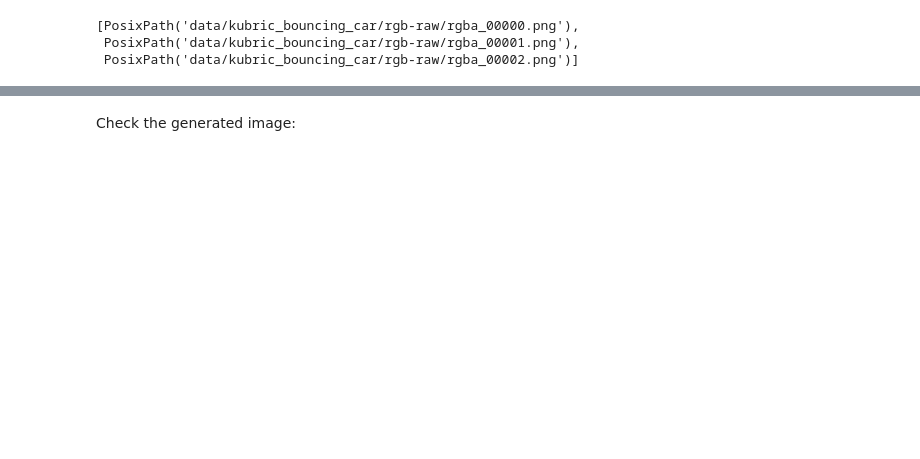
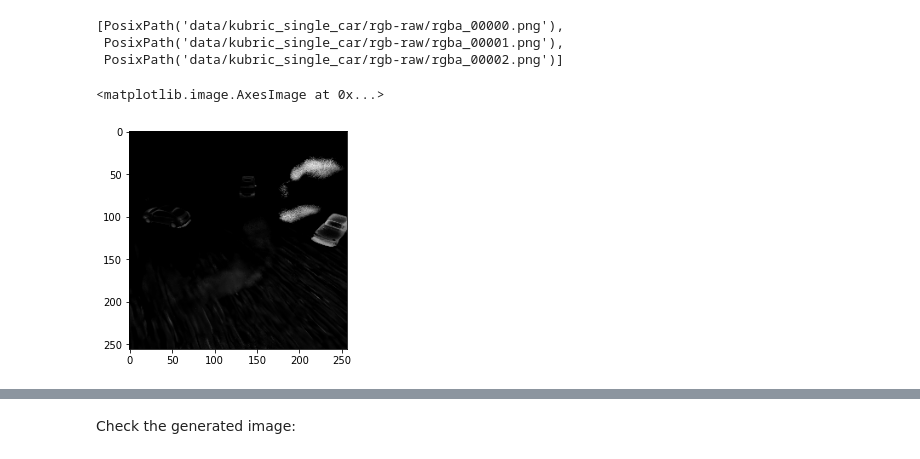
Before and after one commit to ChikaYan/hypernerf, a Jupyter notebook: kubric_meta_parser.ipynb, the cells around one changed output, grey strips where cells are left out. Drawn from its saved outputs; the diff is of its cells as text; code cells hidden in the pictures; blank space fills up the shorter version.

```diff
--- a/kubric_meta_parser.ipynb
+++ b/kubric_meta_parser.ipynb
@@ -9,7 +9,7 @@ from PIL import Image
 
 # @markdown The base directory for all captures. This can be anything if you're running this notebook on your own Jupyter runtime.
 save_dir = './data/'
-capture_name = 'kubric_bouncing_car'
+capture_name = 'kubric_single_car'
 # The root directory for this capture.
 root_dir = Path(save_dir, capture_name)
 # Where to save RGB images.
@@ -29,6 +29,18 @@ rgb_list = list(sorted(rgb_raw_dir.glob( '*.png')))
 image_size = imageio.imread(rgb_list[0]).shape[:2]
 rgb_list[:3]
 # %% [output]
-[PosixPath('data/kubric_bouncing_car/rgb-raw/rgba_00000.png'),
- PosixPath('data/kubric_bouncing_car/rgb-raw/rgba_00001.png'),
- PosixPath('data/kubric_bouncing_car/rgb-raw/rgba_00002.png')]
+[PosixPath('data/kubric_single_car/rgb-raw/rgba_00000.png'),
+ PosixPath('data/kubric_single_car/rgb-raw/rgba_00001.png'),
+ PosixPath('data/kubric_single_car/rgb-raw/rgba_00002.png')]
+# %%
+import imageio
+import matplotlib.pyplot as plt
+img = imageio.imread('log/kubric_single_car/decompose_v2/renders-runtime/00100000/runtime_eval/runtime_eval/blendw_rgb_rgba_00001.png')
+img = img / 255
+# img[130-5:130+5,225-5:225+5, :] = np.array([1,0,0])
+# img[1,255, :] = np.array([1,0,0])
+
+plt.imshow(img)
+# %% [output]
+<matplotlib.image.AxesImage at 0x...>
+[figure, added]
```
Also changed, not shown: parts of 6 cells of this notebook, 11 other files.
